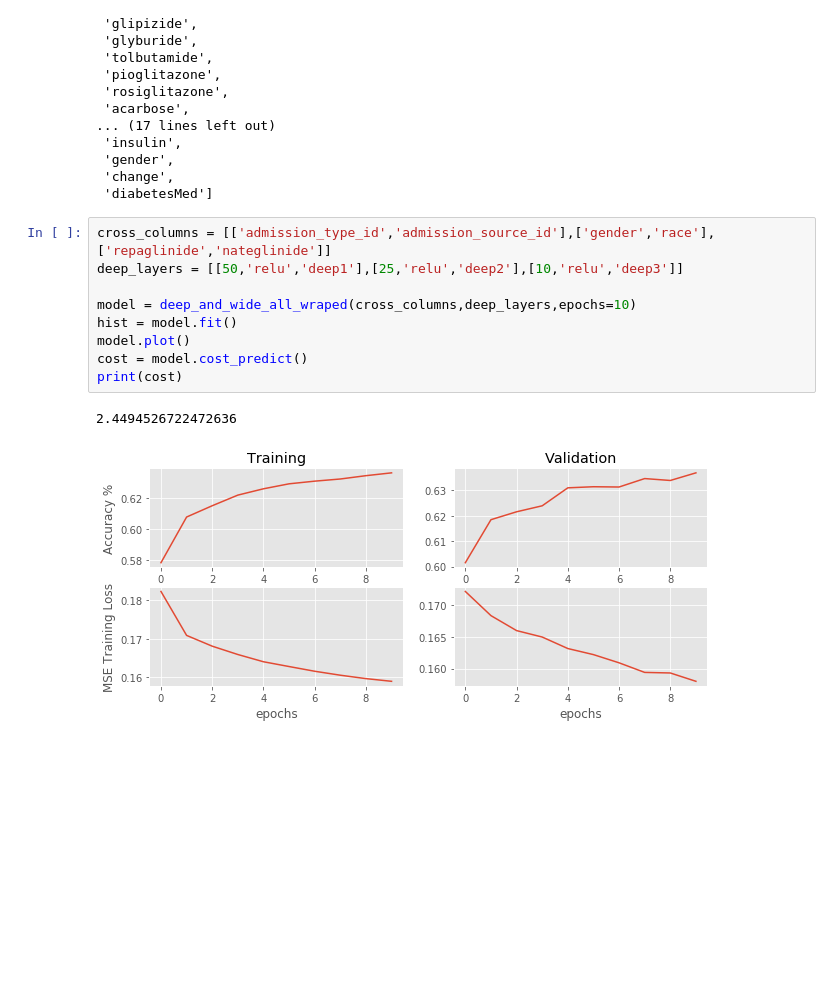
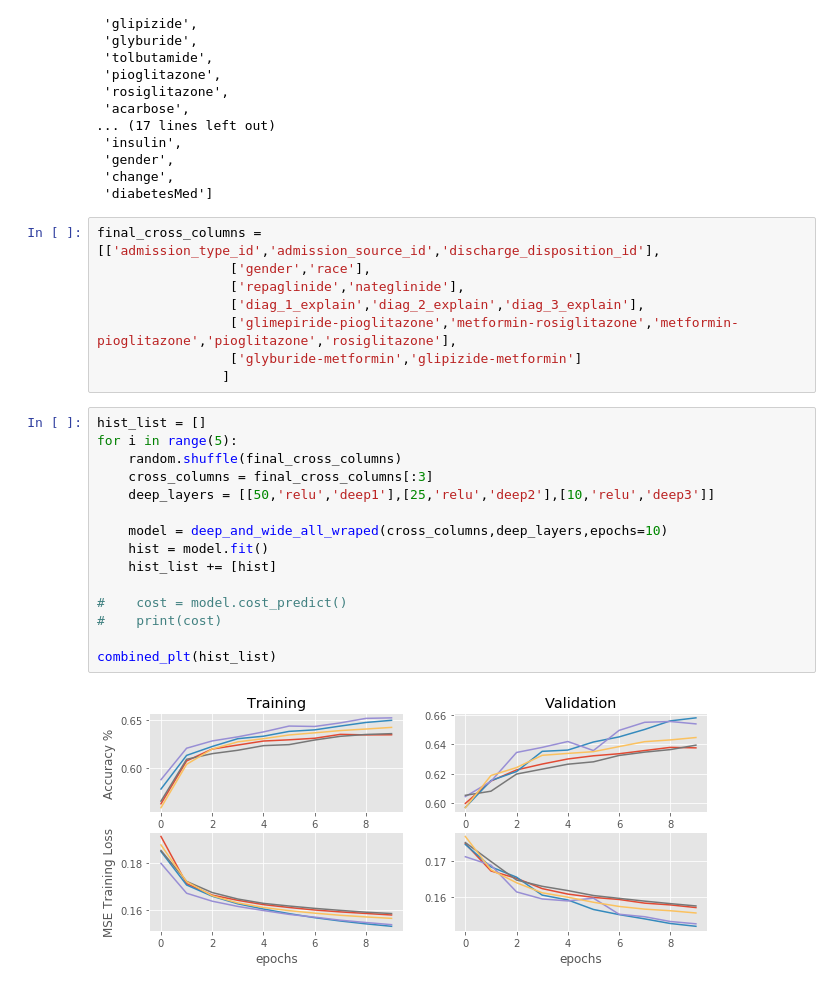
Before and after one commit to jamesothomas/MachineLearningPython, a Jupyter notebook: Lab5/Deep_and_Wide modeling.ipynb, the cells around one changed output. Cells and saved outputs as stored; diff of their text form; blank space fills up the shorter version.

```diff
--- a/Lab5/Deep_and_Wide modeling.ipynb
+++ b/Lab5/Deep_and_Wide modeling.ipynb
@@ -578,15 +580,28 @@ categorical_headers
  'gender',
  'change',
  'diabetesMed']
+# %%
+final_cross_columns = [['admission_type_id','admission_source_id','discharge_disposition_id'],
+                 ['gender','race'],
+                 ['repaglinide','nateglinide'],
+                 ['diag_1_explain','diag_2_explain','diag_3_explain'],
+                 ['glimepiride-pioglitazone','metformin-rosiglitazone','metformin-pioglitazone','pioglitazone','rosiglitazone'],
+                 ['glyburide-metformin','glipizide-metformin']
+                ]
 # %%
-cross_columns = [['admission_type_id','admission_source_id'],['gender','race'],['repaglinide','nateglinide']]
-deep_layers = [[50,'relu','deep1'],[25,'relu','deep2'],[10,'relu','deep3']]
+hist_list = []
+for i in range(5):
+    random.shuffle(final_cross_columns)
+    cross_columns = final_cross_columns[:3]
+    deep_layers = [[50,'relu','deep1'],[25,'relu','deep2'],[10,'relu','deep3']]
 
-model = deep_and_wide_all_wraped(cross_columns,deep_layers,epochs=10)
-hist = model.fit()
-model.plot()
-cost = model.cost_predict()
-print(cost)
+    model = deep_and_wide_all_wraped(cross_columns,deep_layers,epochs=10)
+    hist = model.fit()
+    hist_list += [hist]
+
+#    cost = model.cost_predict()
+#    print(cost)
+
+combined_plt(hist_list)
 # %% [output]
-2.4494526722472636
-[figure, old version]
+[figure, new version]
```
Also changed, not shown: parts of 2 cells of this notebook.
